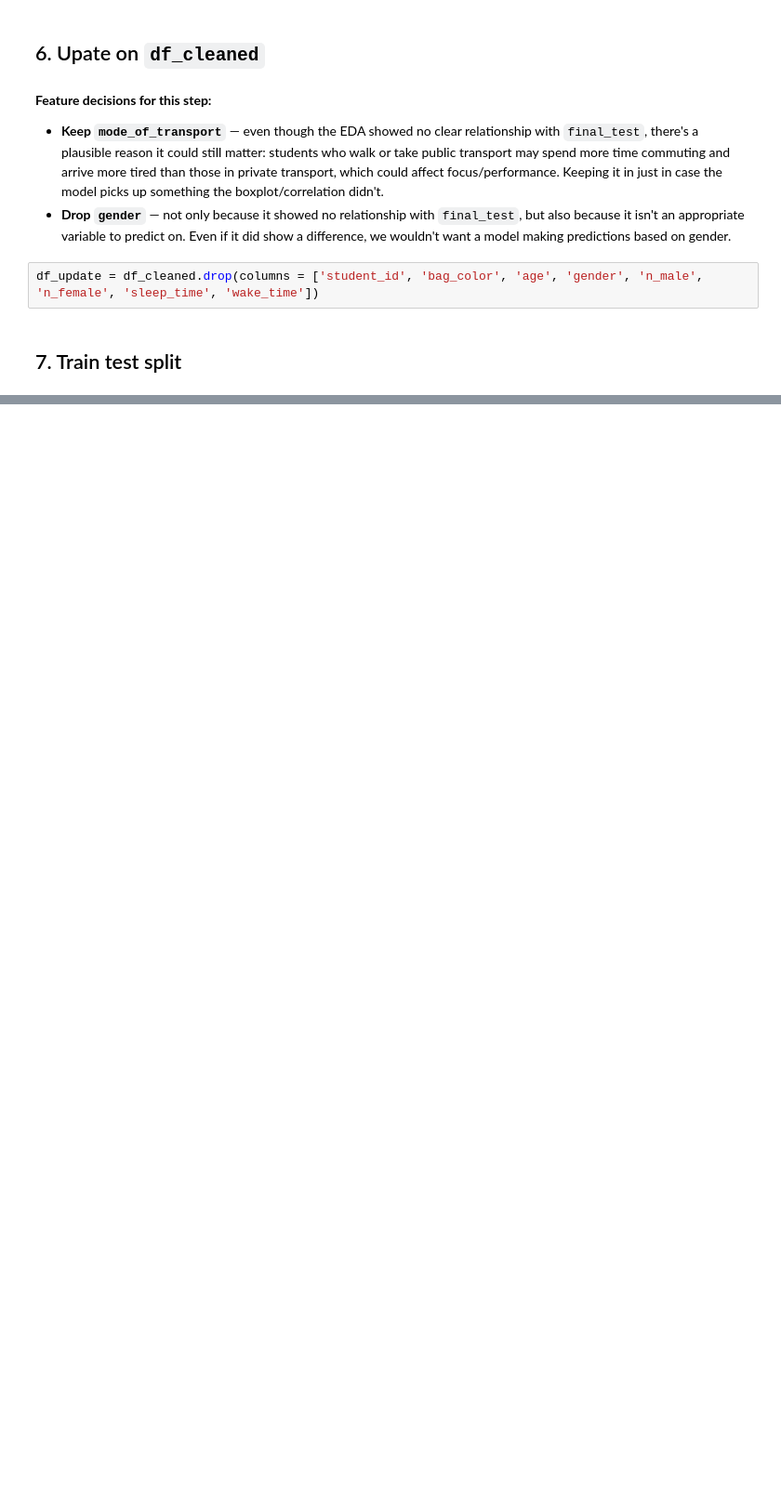
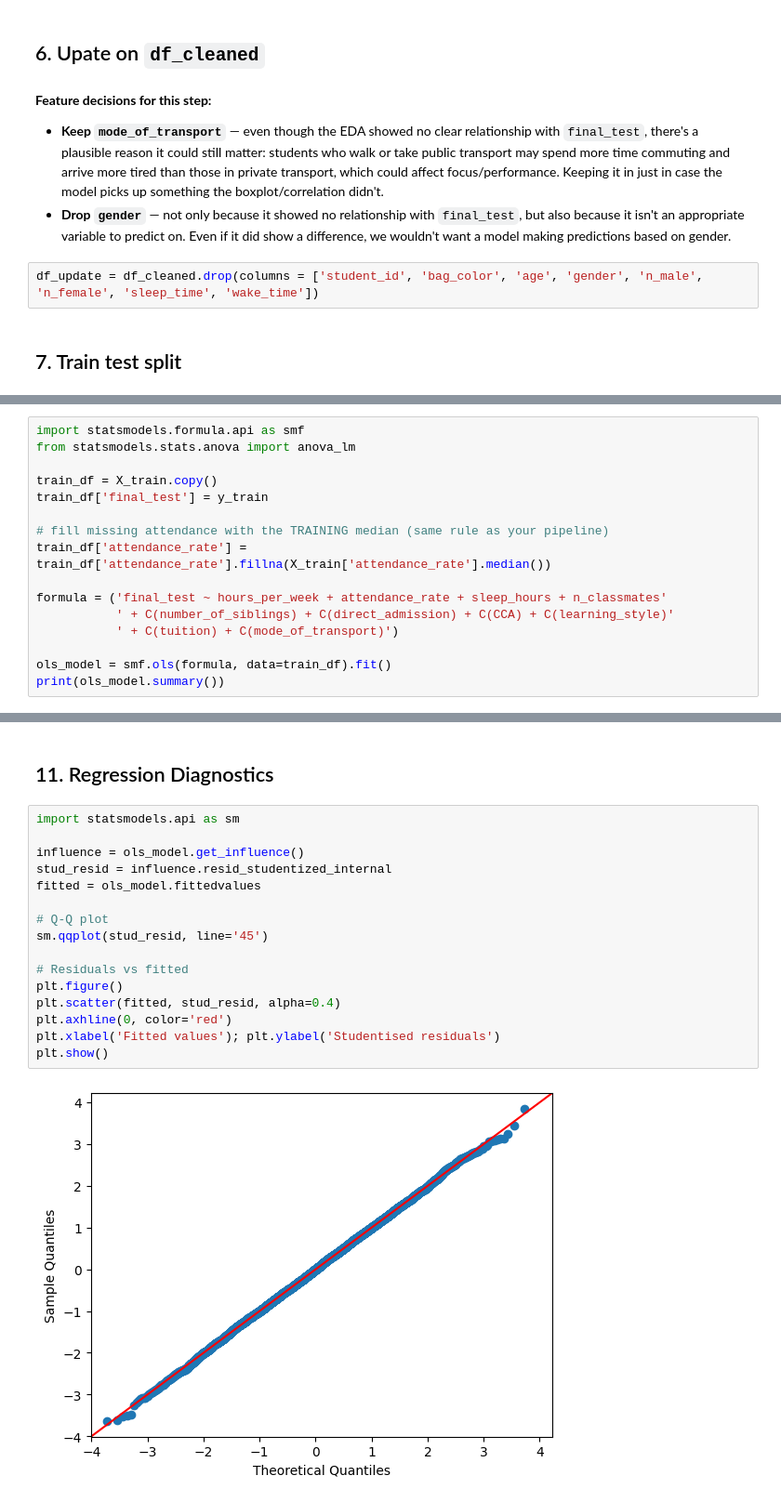
Before and after one commit to EdwardCKB/daily-ds, a Jupyter notebook: ml/clean-code/aiap-student-score-prediction.ipynb, the cells around one changed output, grey strips where cells are left out. Shown at 93% size. Drawn from its saved outputs; the diff is of its cells as text; blank space fills up the shorter version.

Commit message:
linear regression diagnostics and updates

```diff
--- a/ml/clean-code/aiap-student-score-prediction.ipynb
+++ b/ml/clean-code/aiap-student-score-prediction.ipynb
@@ -391,0 +473,16 @@ print(X_test.shape)
+# %%
+import statsmodels.formula.api as smf
+from statsmodels.stats.anova import anova_lm
+
+train_df = X_train.copy()
+train_df['final_test'] = y_train
+
+# fill missing attendance with the TRAINING median (same rule as your pipeline)
+train_df['attendance_rate'] = train_df['attendance_rate'].fillna(X_train['attendance_rate'].median())
+
+formula = ('final_test ~ hours_per_week + attendance_rate + sleep_hours + n_classmates'
+           ' + C(number_of_siblings) + C(direct_admission) + C(CCA) + C(learning_style)'
+           ' + C(tuition) + C(mode_of_transport)')
+
+ols_model = smf.ols(formula, data=train_df).fit()
+print(ols_model.summary())
@@ -391,0 +534,20 @@ print(X_test.shape)
+# %% [markdown]
+## 11. Regression Diagnostics
+# %%
+import statsmodels.api as sm
+
+influence = ols_model.get_influence()
+stud_resid = influence.resid_studentized_internal
+fitted = ols_model.fittedvalues
+
+# Q-Q plot
+sm.qqplot(stud_resid, line='45')
+
+# Residuals vs fitted
+plt.figure()
+plt.scatter(fitted, stud_resid, alpha=0.4)
+plt.axhline(0, color='red')
+plt.xlabel('Fitted values'); plt.ylabel('Studentised residuals')
+plt.show()
+# %% [output]
+[figure, added]
```
Also changed, not shown: parts of 17 cells of this notebook.
